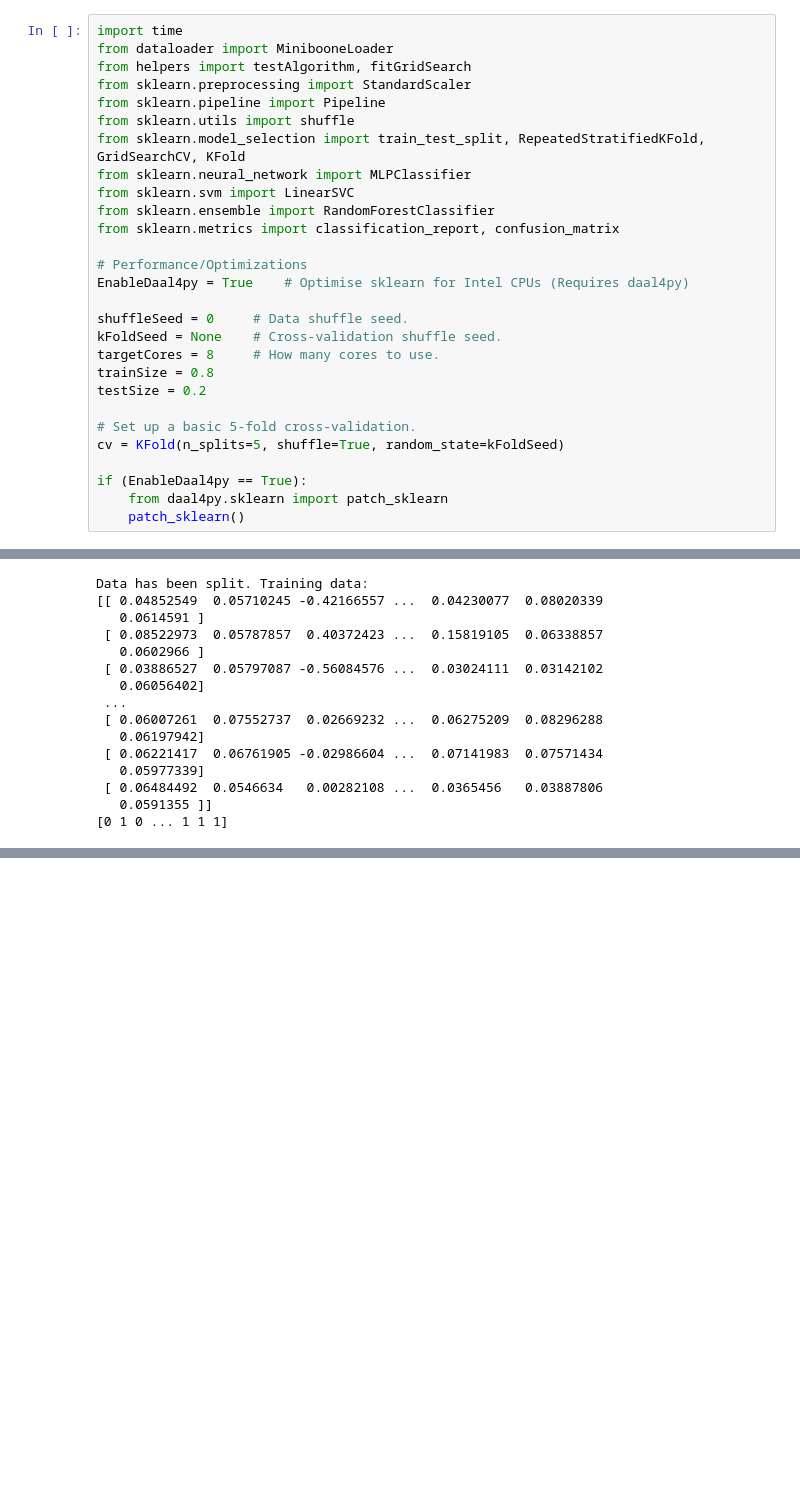
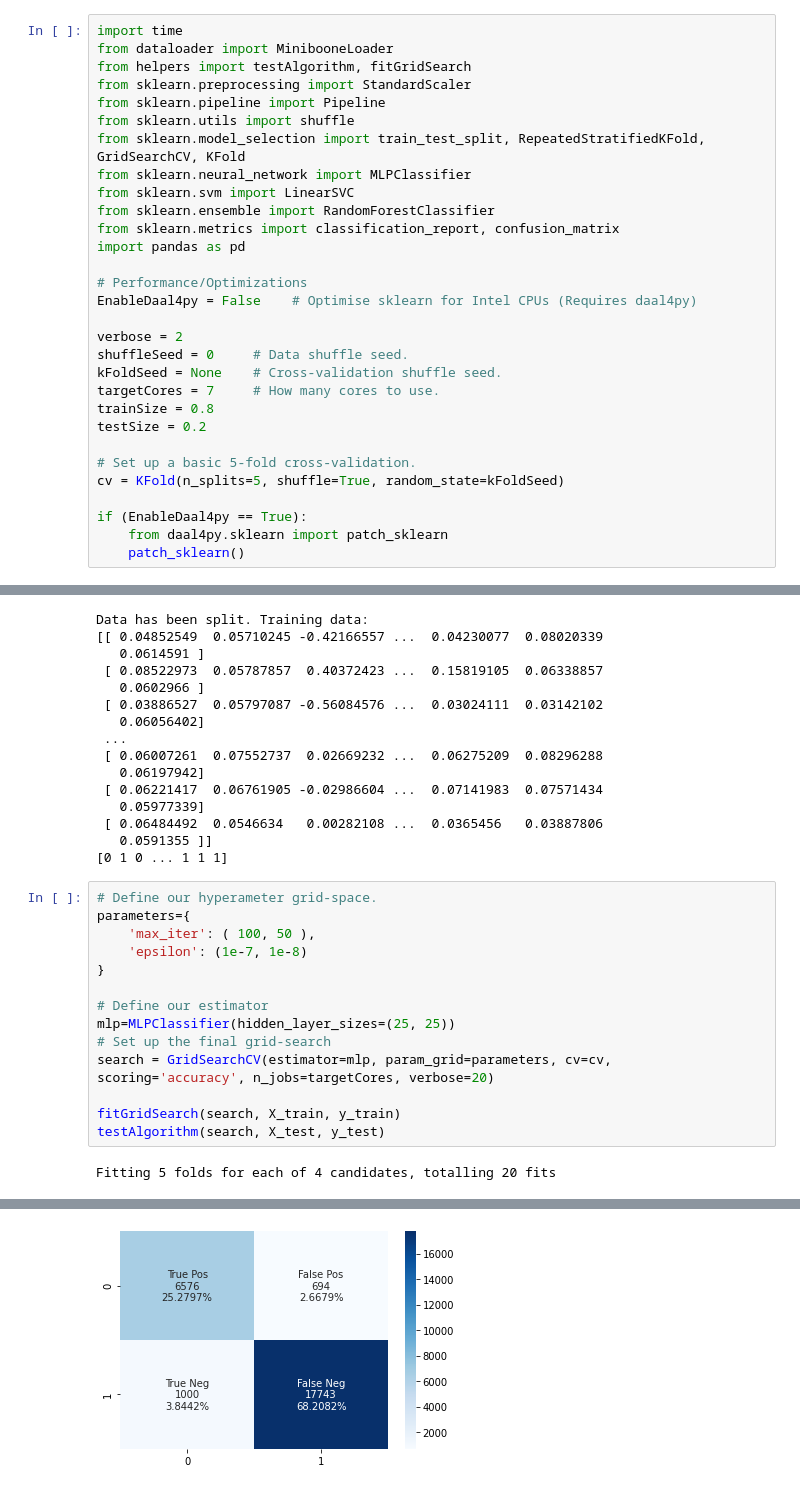
Before and after one commit to Zach128/CCE5225-assignment-1, a Jupyter notebook: src/nn.ipynb, the cells around one changed output, grey strips where cells are left out. Saved outputs shown, nothing was run; the diff lists cells and outputs as text; blank space fills up the shorter version.

Commit message:
feat: add confusion matrix plotting

```diff
--- a/src/nn.ipynb
+++ b/src/nn.ipynb
@@ -10,13 +10,15 @@ from sklearn.neural_network import MLPClassifier
 from sklearn.svm import LinearSVC
 from sklearn.ensemble import RandomForestClassifier
 from sklearn.metrics import classification_report, confusion_matrix
+import pandas as pd
 
 # Performance/Optimizations
-EnableDaal4py = True    # Optimise sklearn for Intel CPUs (Requires daal4py)
+EnableDaal4py = False    # Optimise sklearn for Intel CPUs (Requires daal4py)
 
+verbose = 2
 shuffleSeed = 0     # Data shuffle seed.
 kFoldSeed = None    # Cross-validation shuffle seed.
-targetCores = 8     # How many cores to use.
+targetCores = 7     # How many cores to use.
 trainSize = 0.8
 testSize = 0.2
 
@@ -67,3 +67,19 @@ Data has been split. Training data:
  [ 0.06484492  0.0546634   0.00282108 ...  0.0365456   0.03887806
    0.0591355 ]]
 [0 1 0 ... 1 1 1]
+# %%
+# Define our hyperameter grid-space.
+parameters={
+    'max_iter': ( 100, 50 ),
+    'epsilon': (1e-7, 1e-8)
+}
+
+# Define our estimator
+mlp=MLPClassifier(hidden_layer_sizes=(25, 25))
+# Set up the final grid-search
+search = GridSearchCV(estimator=mlp, param_grid=parameters, cv=cv, scoring='accuracy', n_jobs=targetCores, verbose=20)
+
+fitGridSearch(search, X_train, y_train)
+testAlgorithm(search, X_test, y_test)
+# %% [output]
+Fitting 5 folds for each of 4 candidates, totalling 20 fits
@@ -70,3 +117,4 @@ Data has been split. Training data:
+[figure, added]
 # %%
 # Define our hyperameter grid-space.
 parameters={
```
Also changed, not shown: parts of 8 cells of this notebook, 2 other files.
